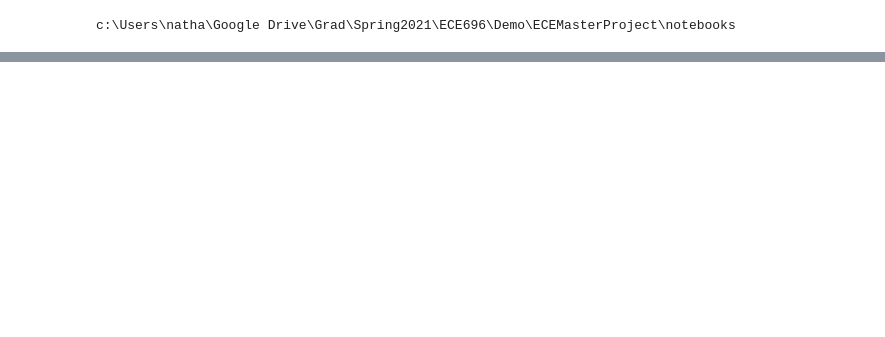
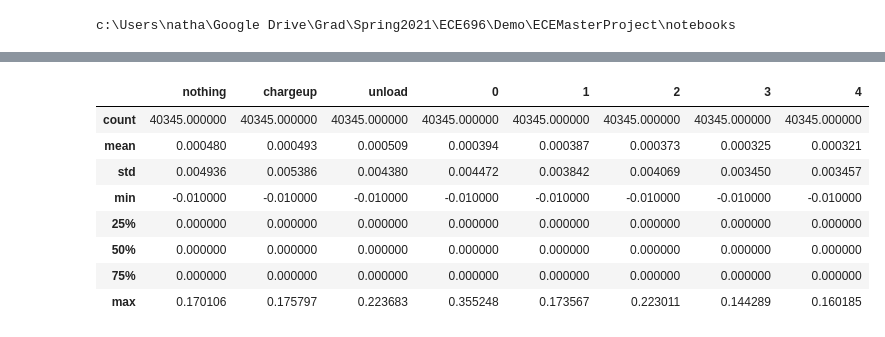
Before and after one commit to Natemen96/ECEMasterProject, a Jupyter notebook: notebooks/qtable_analyis.ipynb, the cells around one changed output, grey strips where cells are left out. Cells and saved outputs as stored; diff of their text form; code cells hidden in the pictures; blank space fills up the shorter version.

```diff
--- a/notebooks/qtable_analyis.ipynb
+++ b/notebooks/qtable_analyis.ipynb
@@ -42,3 +68,15 @@ qtabledfs_list[1]
+# %%
+qtabledfs_list[-1].describe()
+# %% [output]
+|  | nothing | chargeup | unload | 0 | 1 | 2 | 3 | 4 |
+| count | 40345.000000 | 40345.000000 | 40345.000000 | 40345.000000 | 40345.000000 | 40345.000000 | 40345.000000 | 40345.000000 |
+| mean | 0.000480 | 0.000493 | 0.000509 | 0.000394 | 0.000387 | 0.000373 | 0.000325 | 0.000321 |
+| std | 0.004936 | 0.005386 | 0.004380 | 0.004472 | 0.003842 | 0.004069 | 0.003450 | 0.003457 |
+| min | -0.010000 | -0.010000 | -0.010000 | -0.010000 | -0.010000 | -0.010000 | -0.010000 | -0.010000 |
+| 25% | 0.000000 | 0.000000 | 0.000000 | 0.000000 | 0.000000 | 0.000000 | 0.000000 | 0.000000 |
+| 50% | 0.000000 | 0.000000 | 0.000000 | 0.000000 | 0.000000 | 0.000000 | 0.000000 | 0.000000 |
+| 75% | 0.000000 | 0.000000 | 0.000000 | 0.000000 | 0.000000 | 0.000000 | 0.000000 | 0.000000 |
+| max | 0.170106 | 0.175797 | 0.223683 | 0.355248 | 0.173567 | 0.223011 | 0.144289 | 0.160185 |
 # %%
 nothing_rew = []
 chargeup_rew = []
```
Also changed, not shown: parts of 11 cells of this notebook, 4 other files.
